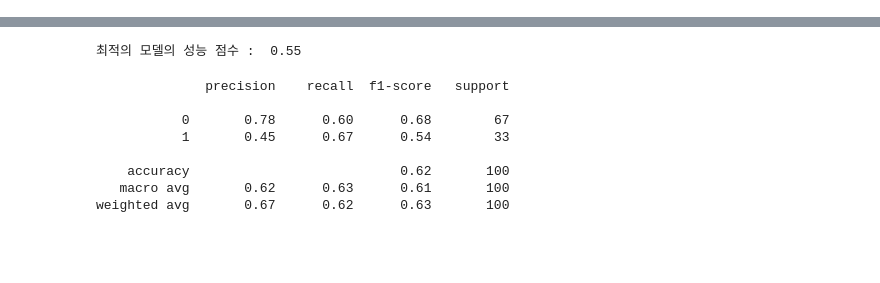
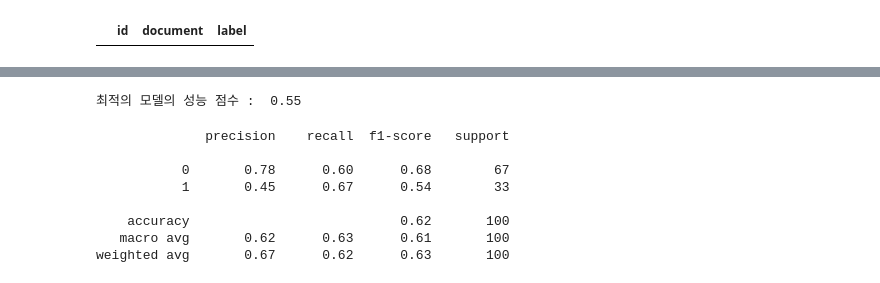
Before and after one commit to bsmoon-86/multicam_11, a Jupyter notebook: 20260609/02_exam.ipynb, the cells around one changed output, grey strips where cells are left out. Drawn from its saved outputs; the diff is of its cells as text; code cells hidden in the pictures; blank space fills up the shorter version.

```diff
--- a/20260609/02_exam.ipynb
+++ b/20260609/02_exam.ipynb
@@ -61,8 +57,8 @@ memory usage: 1.1+ MB
 # %%
 # 결측치 제외
 df.dropna(inplace=True)
 # document에서 좌우의 공백을 제거
 df['document'] = df['document'].str.strip()
-
-# 빈 텍스트 제외
-df = df.loc[~(df['document'] == ''), ]
+df.loc[ df['document'] == '',  ]
+# %% [output]
+|  | id | document | label |
```
Also changed, not shown: parts of 6 cells of this notebook, 4 other files.
